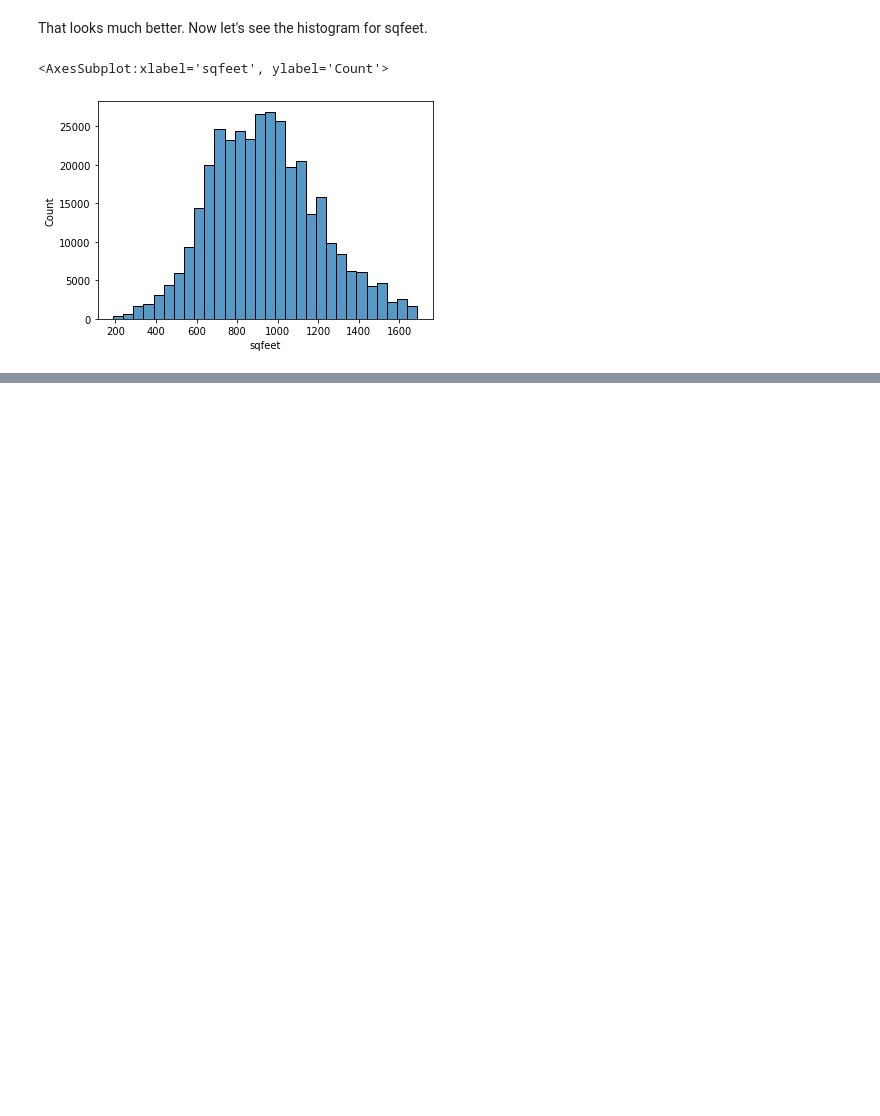
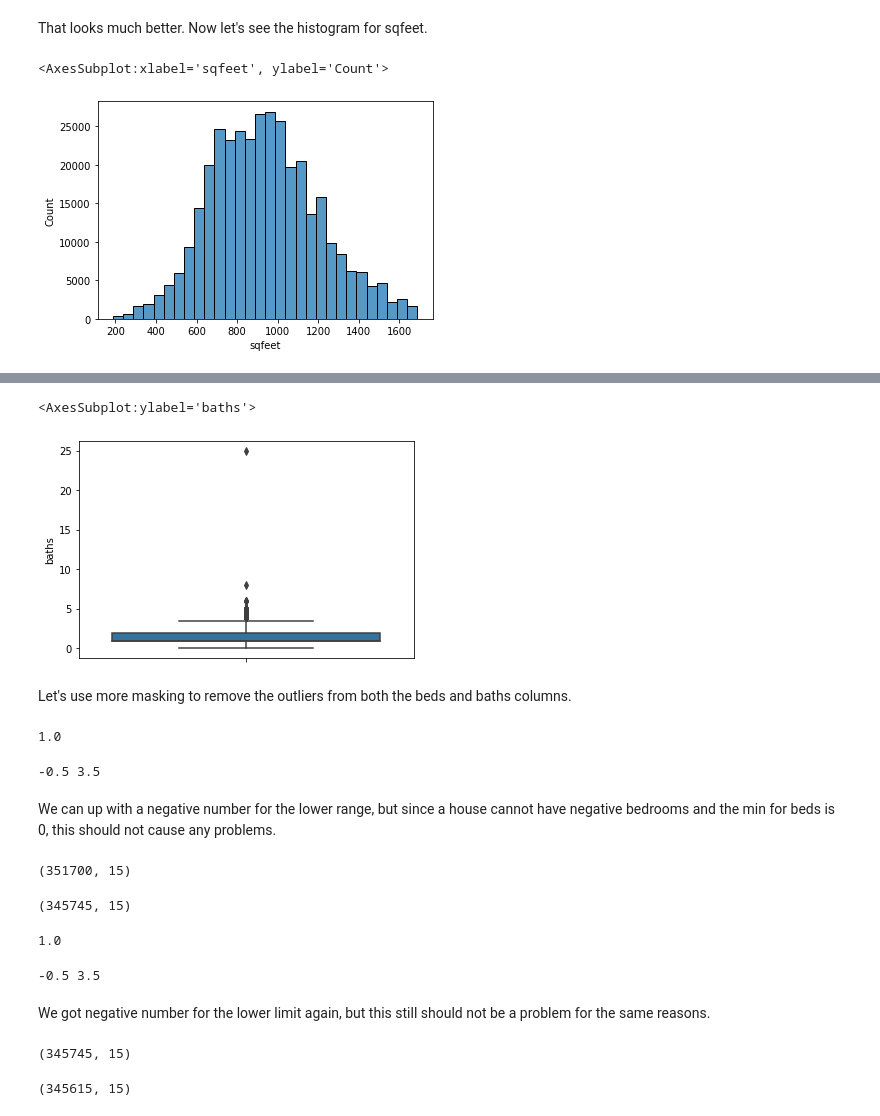
Before and after one commit to moferg/usa-housing-analysis, a Jupyter notebook: usa_housing_analysis.ipynb, the cells around one changed output, grey strips where cells are left out. Drawn from its saved outputs; the diff is of its cells as text; code cells hidden in the pictures; blank space fills up the shorter version.

```diff
--- a/usa_housing_analysis.ipynb
+++ b/usa_housing_analysis.ipynb
@@ -257,0 +277,73 @@ sns.histplot(df_no_outliers.sqfeet, binwidth=50)
+# %%
+sns.boxplot(y=df_no_outliers.baths)
+# %% [output]
+<AxesSubplot:ylabel='baths'>
+[figure, added]
+# %% [markdown]
+Let's use more masking to remove the outliers from both the beds and baths columns.
+# %%
+beds_q3 = np.quantile(df_no_outliers['beds'], 0.75)
+beds_q1 = np.quantile(df_no_outliers['beds'], 0.25)
+beds_iqr = beds_q3 - beds_q1
+
+beds_iqr
+# %% [output]
+1.0
+# %%
+beds_lower_range = beds_q1 - (1.5 * beds_iqr)
+beds_upper_range = beds_q3 + (1.5 * beds_iqr)
+
+print(beds_lower_range, beds_upper_range)
+# %% [output]
+-0.5 3.5
+# %% [markdown]
+We can up with a negative number for the lower range, but since a house cannot have negative bedrooms and the min for beds is 0, this should not cause any problems.
+# %%
+# Check shape of DF before removing outliers
+
+df_no_outliers.shape
+# %% [output]
+(351700, 15)
+# %%
+# Remove outliers with mask then check shape of DF to ensure we have fewer rows
+
+beds_outlier_mask = (df_no_outliers.beds > beds_lower_range) & (df_no_outliers.beds < beds_upper_range)
+
+df_no_outliers = df_no_outliers[beds_outlier_mask]
+
+df_no_outliers.shape
+# %% [output]
+(345745, 15)
+# %%
+baths_q3 = np.quantile(df_no_outliers['baths'], 0.75)
+baths_q1 = np.quantile(df_no_outliers['baths'], 0.25)
+baths_iqr = beds_q3 - beds_q1
+
+baths_iqr
+# %% [output]
+1.0
+# %%
+baths_lower_range = baths_q1 - (1.5 * baths_iqr)
+baths_upper_range = baths_q3 + (1.5 * baths_iqr)
+
+print(baths_lower_range, baths_upper_range)
+# %% [output]
+-0.5 3.5
+# %% [markdown]
+We got negative number for the lower limit again, but this still should not be a problem for the same reasons.
+# %%
+# Check shape of DF before altering
+
+df_no_outliers.shape
+# %% [output]
+(345745, 15)
+# %%
+# Remove outliers with mask then check shape of DF to ensure we have fewer rows
+
+baths_outlier_mask = (df_no_outliers.baths > baths_lower_range) & (df_no_outliers.baths < beds_upper_range)
+
+df_no_outliers = df_no_outliers[baths_outlier_mask]
+
+df_no_outliers.shape
+# %% [output]
+(345615, 15)
```
Also changed, not shown: parts of 5 cells of this notebook.
